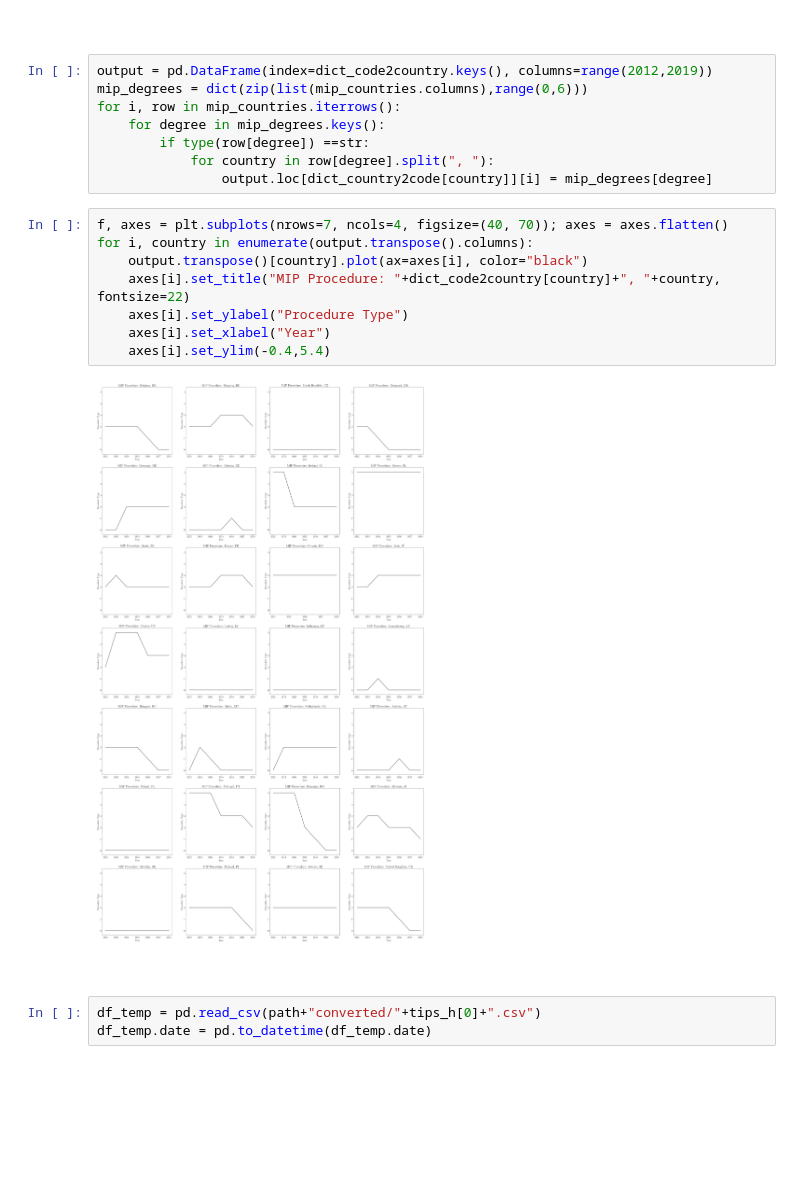
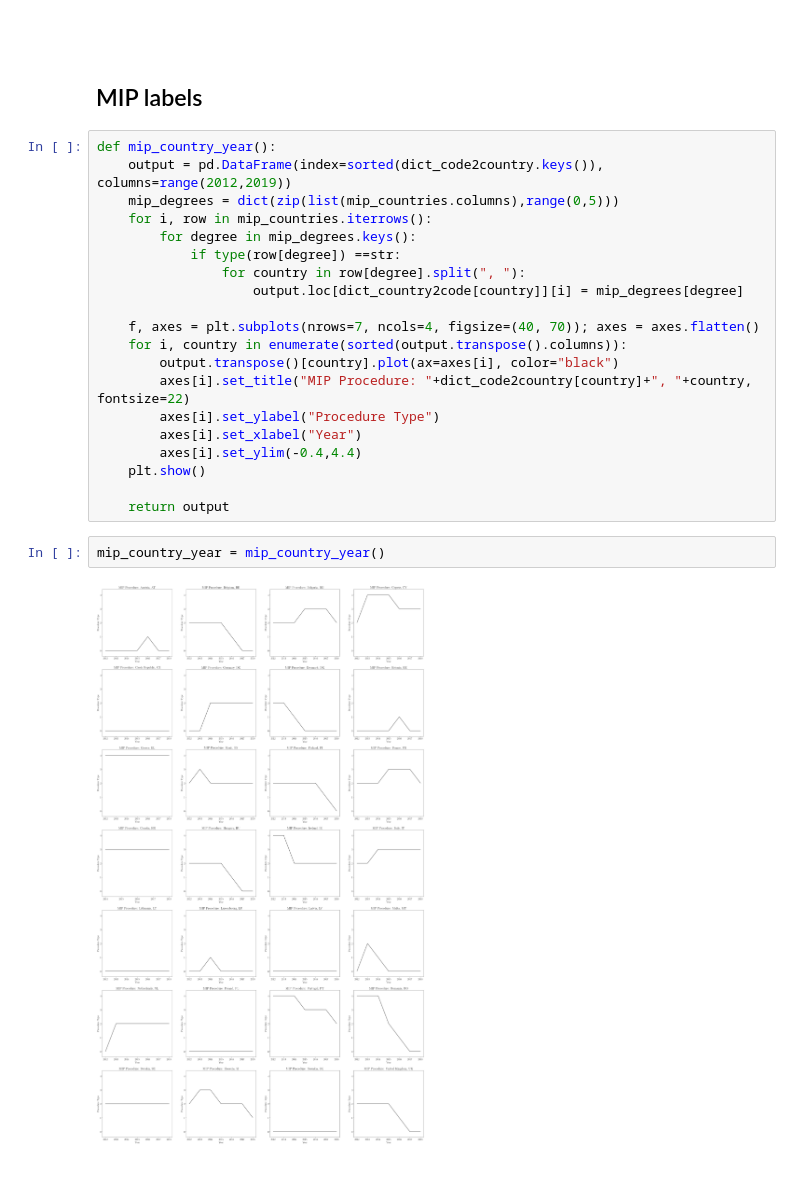
Before and after one commit to boturon/NovaSBE_Courses, a Jupyter notebook: 1104_seminar/netherlands/analysis.ipynb, the cells around one changed output. Cells and saved outputs as stored; diff of their text form; blank space fills up the shorter version.

```diff
--- a/1104_seminar/netherlands/analysis.ipynb
+++ b/1104_seminar/netherlands/analysis.ipynb
@@ -66,26 +78,31 @@ tips = ["tips_h", "tipsbp", "tipsii", "tipsed", "tipser", "tipsex", "tipsgo", "t
 tips_h = ["tipsbp10", "tipsii10", "tipser10", "tipsex10", "tipslm10", "tipsho10", "tipspc20", "tipspd20", "tipsgo10", "tipsun10", "tipsfs10", "tipslm60", "tipslm70", "tipslm80"]
 # %% [markdown]
 <br>
+# %% [markdown]
+## MIP labels
 # %%
-output = pd.DataFrame(index=dict_code2country.keys(), columns=range(2012,2019))
-mip_degrees = dict(zip(list(mip_countries.columns),range(0,6)))
-for i, row in mip_countries.iterrows():
-    for degree in mip_degrees.keys():
-        if type(row[degree]) ==str:
-            for country in row[degree].split(", "):
-                output.loc[dict_country2code[country]][i] = mip_degrees[degree]
+def mip_country_year():
+    output = pd.DataFrame(index=sorted(dict_code2country.keys()), columns=range(2012,2019))
+    mip_degrees = dict(zip(list(mip_countries.columns),range(0,5)))
+    for i, row in mip_countries.iterrows():
+        for degree in mip_degrees.keys():
+            if type(row[degree]) ==str:
+                for country in row[degree].split(", "):
+                    output.loc[dict_country2code[country]][i] = mip_degrees[degree]
+
+    f, axes = plt.subplots(nrows=7, ncols=4, figsize=(40, 70)); axes = axes.flatten()
+    for i, country in enumerate(sorted(output.transpose().columns)):
+        output.transpose()[country].plot(ax=axes[i], color="black")
+        axes[i].set_title("MIP Procedure: "+dict_code2country[country]+", "+country, fontsize=22)
+        axes[i].set_ylabel("Procedure Type")
+        axes[i].set_xlabel("Year")
+        axes[i].set_ylim(-0.4,4.4)
+    plt.show()
+
+    return output
-# %%
-f, axes = plt.subplots(nrows=7, ncols=4, figsize=(40, 70)); axes = axes.flatten()
-for i, country in enumerate(output.transpose().columns):
-    output.transpose()[country].plot(ax=axes[i], color="black")
-    axes[i].set_title("MIP Procedure: "+dict_code2country[country]+", "+country, fontsize=22)
-    axes[i].set_ylabel("Procedure Type")
-    axes[i].set_xlabel("Year")
-    axes[i].set_ylim(-0.4,5.4)
-# %% [output]
-[figure, removed]
+# %%
+mip_country_year = mip_country_year()
+# %% [output]
+[figure, added]
 # %% [markdown]
 <br>
-# %%
-df_temp = pd.read_csv(path+"converted/"+tips_h[0]+".csv")
-df_temp.date = pd.to_datetime(df_temp.date)
```
Also changed, not shown: parts of 27 cells of this notebook, 1 other file.
